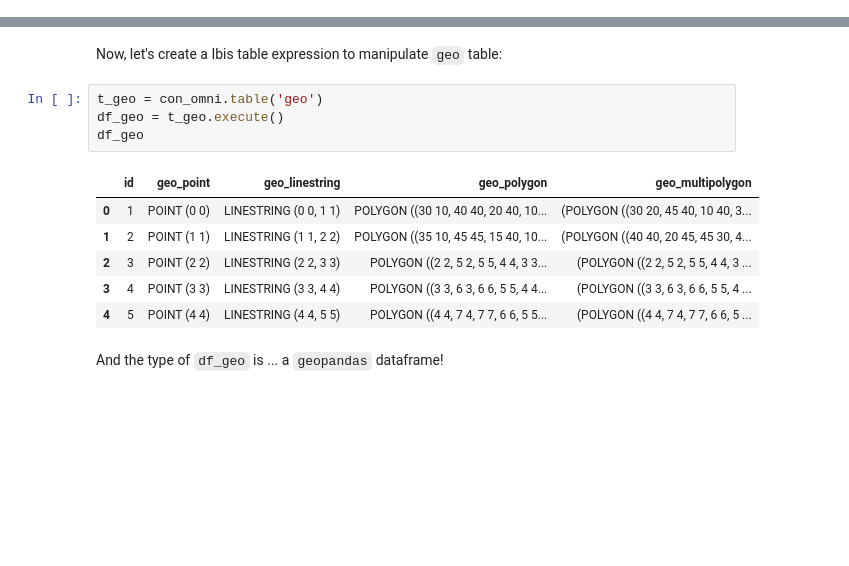
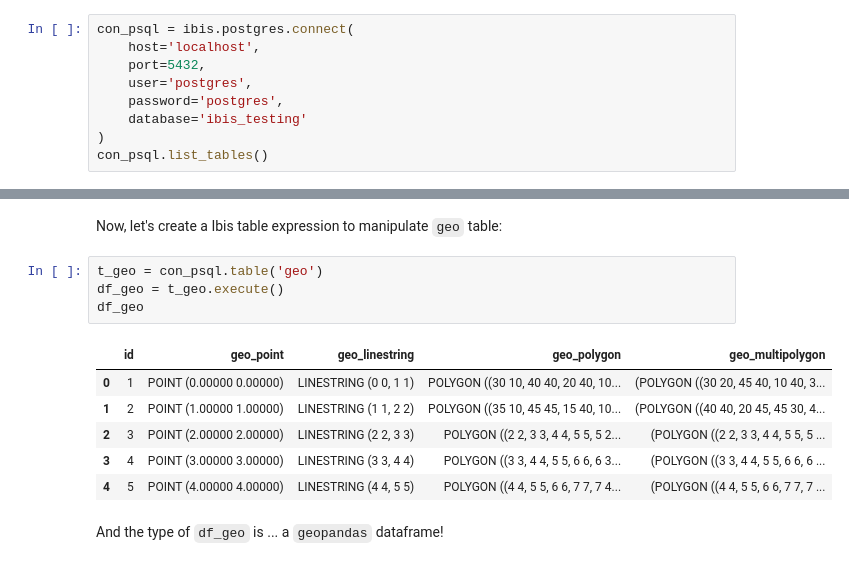
Before and after one commit to xmnlab/ivan-sandbox, a Jupyter notebook: ibis/blog-post/qlabs-blog-post-2.ipynb, the cells around one changed output, grey strips where cells are left out. Drawn from its saved outputs; the diff is of its cells as text; blank space fills up the shorter version.

```diff
--- a/ibis/blog-post/qlabs-blog-post-2.ipynb
+++ b/ibis/blog-post/qlabs-blog-post-2.ipynb
@@ -219,0 +247,9 @@ for more details.
+# %%
+con_psql = ibis.postgres.connect(
+    host='localhost',
+    port=5432,
+    user='postgres',
+    password='postgres',
+    database='ibis_testing'
+)
+con_psql.list_tables()
@@ -243,16 +288,16 @@ shp_polygon_1
 # %% [markdown]
 Now, let's create a Ibis table expression to manipulate `geo` table:
 # %%
-t_geo = con_omni.table('geo')
+t_geo = con_psql.table('geo')
 df_geo = t_geo.execute()
 df_geo
 # %% [output]
 |  | id | geo_point | geo_linestring | geo_polygon | geo_multipolygon |
-| 0 | 1 | POINT (0 0) | LINESTRING (0 0, 1 1) | POLYGON ((30 10, 40 40, 20 40, 10... | (POLYGON ((30 20, 45 40, 10 40, 3... |
-| 1 | 2 | POINT (1 1) | LINESTRING (1 1, 2 2) | POLYGON ((35 10, 45 45, 15 40, 10... | (POLYGON ((40 40, 20 45, 45 30, 4... |
-| 2 | 3 | POINT (2 2) | LINESTRING (2 2, 3 3) | POLYGON ((2 2, 5 2, 5 5, 4 4, 3 3... | (POLYGON ((2 2, 5 2, 5 5, 4 4, 3 ... |
-| 3 | 4 | POINT (3 3) | LINESTRING (3 3, 4 4) | POLYGON ((3 3, 6 3, 6 6, 5 5, 4 4... | (POLYGON ((3 3, 6 3, 6 6, 5 5, 4 ... |
-| 4 | 5 | POINT (4 4) | LINESTRING (4 4, 5 5) | POLYGON ((4 4, 7 4, 7 7, 6 6, 5 5... | (POLYGON ((4 4, 7 4, 7 7, 6 6, 5 ... |
+| 0 | 1 | POINT (0.00000 0.00000) | LINESTRING (0 0, 1 1) | POLYGON ((30 10, 40 40, 20 40, 10... | (POLYGON ((30 20, 45 40, 10 40, 3... |
+| 1 | 2 | POINT (1.00000 1.00000) | LINESTRING (1 1, 2 2) | POLYGON ((35 10, 45 45, 15 40, 10... | (POLYGON ((40 40, 20 45, 45 30, 4... |
+| 2 | 3 | POINT (2.00000 2.00000) | LINESTRING (2 2, 3 3) | POLYGON ((2 2, 3 3, 4 4, 5 5, 5 2... | (POLYGON ((2 2, 3 3, 4 4, 5 5, 5 ... |
+| 3 | 4 | POINT (3.00000 3.00000) | LINESTRING (3 3, 4 4) | POLYGON ((3 3, 4 4, 5 5, 6 6, 6 3... | (POLYGON ((3 3, 4 4, 5 5, 6 6, 6 ... |
+| 4 | 5 | POINT (4.00000 4.00000) | LINESTRING (4 4, 5 5) | POLYGON ((4 4, 5 5, 6 6, 7 7, 7 4... | (POLYGON ((4 4, 5 5, 6 6, 7 7, 7 ... |
 # %% [markdown]
 And the type of `df_geo` is ...  a `geopandas` dataframe!
 # %%
```
Also changed, not shown: parts of 12 cells of this notebook.
